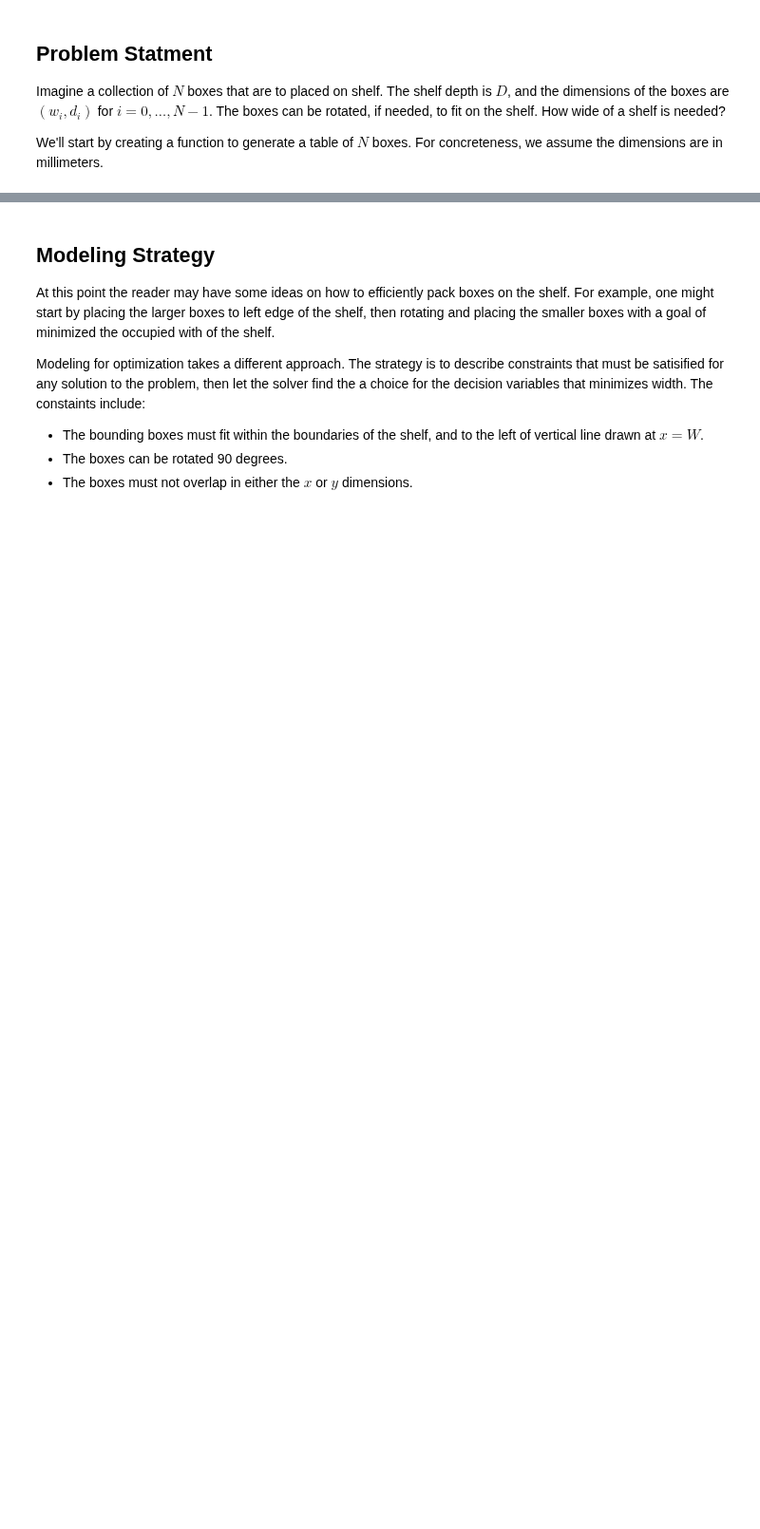
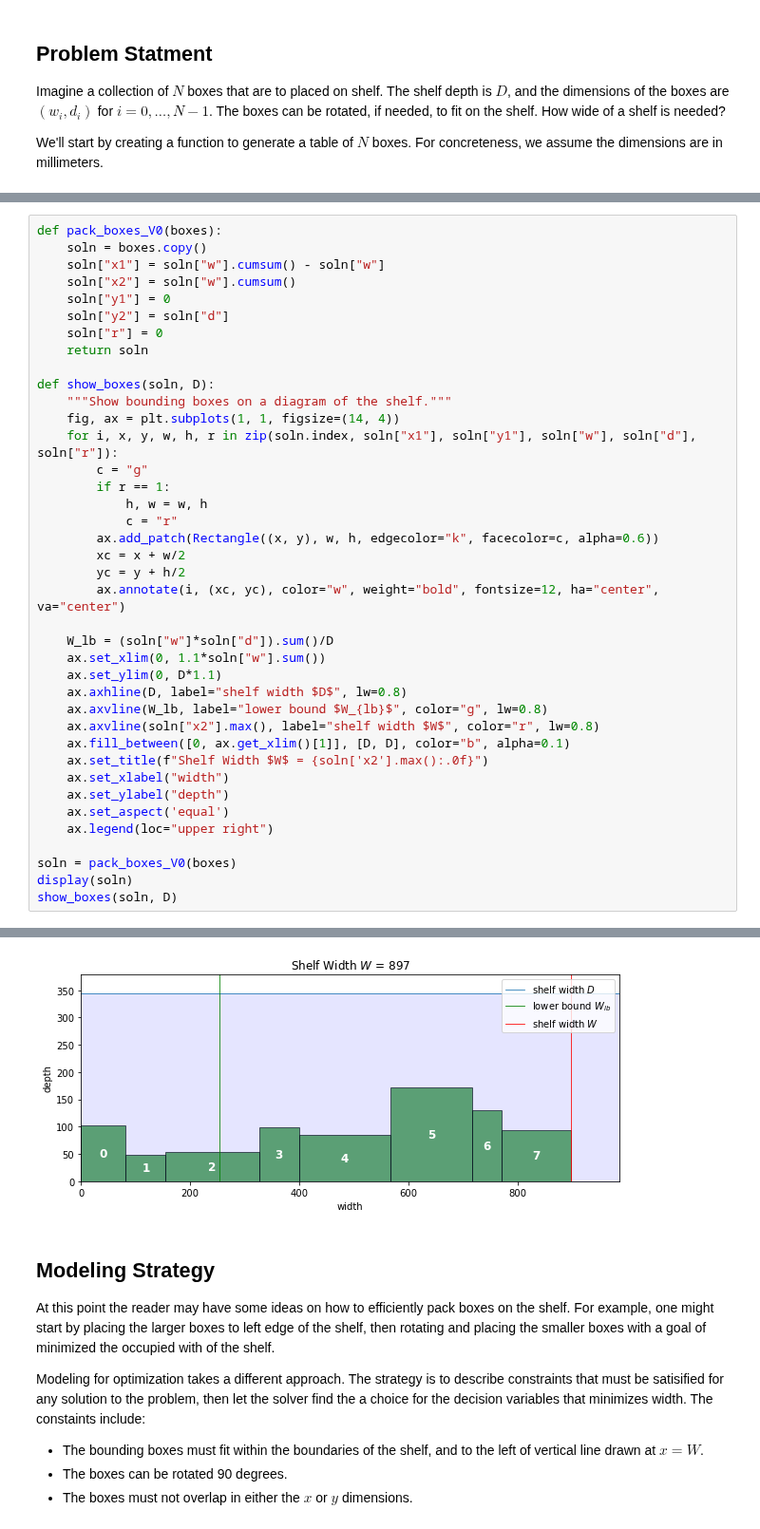
Before and after one commit to mobook/MO-book, a Jupyter notebook: _build/jupyter_execute/notebooks/03/03.04-Strip-Packing.ipynb, the cells around one changed output, grey strips where cells are left out. Shown at 95% size. Drawn from its saved outputs; the diff is of its cells as text; blank space fills up the shorter version.

```diff
--- a/_build/jupyter_execute/notebooks/03/03.04-Strip-Packing.ipynb
+++ b/_build/jupyter_execute/notebooks/03/03.04-Strip-Packing.ipynb
@@ -57,0 +78,40 @@ Shelf Depth =  390
+# %%
+def pack_boxes_V0(boxes):
+    soln = boxes.copy()
+    soln["x1"] = soln["w"].cumsum() - soln["w"]
+    soln["x2"] = soln["w"].cumsum()
+    soln["y1"] = 0
+    soln["y2"] = soln["d"]
+    soln["r"] = 0
+    return soln
+
+def show_boxes(soln, D):
+    """Show bounding boxes on a diagram of the shelf."""
+    fig, ax = plt.subplots(1, 1, figsize=(14, 4))
+    for i, x, y, w, h, r in zip(soln.index, soln["x1"], soln["y1"], soln["w"], soln["d"], soln["r"]):
+        c = "g"
+        if r == 1:
+            h, w = w, h
+            c = "r"
+        ax.add_patch(Rectangle((x, y), w, h, edgecolor="k", facecolor=c, alpha=0.6))
+        xc = x + w/2
+        yc = y + h/2
+        ax.annotate(i, (xc, yc), color="w", weight="bold", fontsize=12, ha="center", va="center")
+
+    W_lb = (soln["w"]*soln["d"]).sum()/D
+    ax.set_xlim(0, 1.1*soln["w"].sum())
+    ax.set_ylim(0, D*1.1)
+    ax.axhline(D, label="shelf width $D$", lw=0.8)
+    ax.axvline(W_lb, label="lower bound $W_{lb}$", color="g", lw=0.8)
+    ax.axvline(soln["x2"].max(), label="shelf width $W$", color="r", lw=0.8)
+    ax.fill_between([0, ax.get_xlim()[1]], [D, D], color="b", alpha=0.1)
+    ax.set_title(f"Shelf Width $W$ = {soln['x2'].max():.0f}")
+    ax.set_xlabel("width")
+    ax.set_ylabel("depth")
+    ax.set_aspect('equal')
+    ax.legend(loc="upper right")
+
+soln = pack_boxes_V0(boxes)
+display(soln)
+show_boxes(soln, D)
+# %% [output]
@@ -58,3 +127,4 @@ Shelf Depth =  390
+[figure, added]
 # %% [markdown]
 ## Modeling Strategy
 
```
Also changed, not shown: parts of 10 cells of this notebook, 16 other files.
